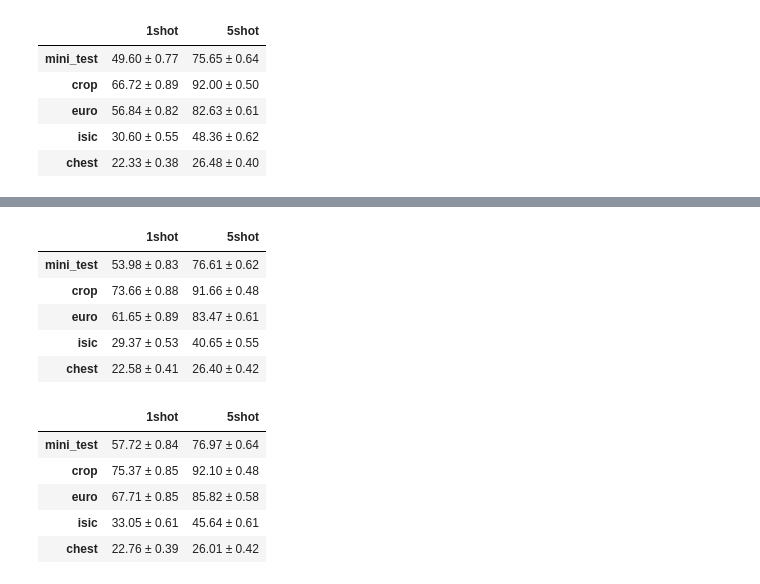
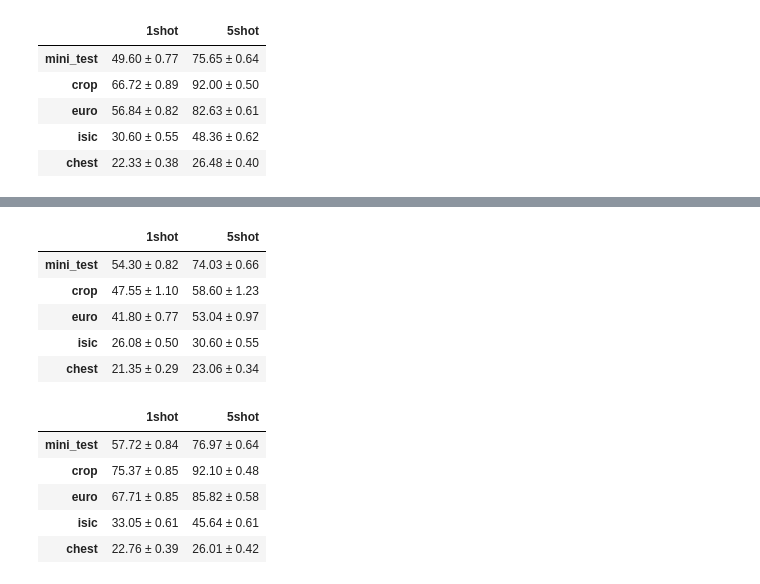
Before and after one commit to kimyuji/Fine-tune-with-Few-Samples, a Jupyter notebook: check_acc.ipynb, the cells around one changed output, grey strips where cells are left out. Cells and saved outputs as stored; diff of their text form; code cells hidden in the pictures.

```diff
--- a/check_acc.ipynb
+++ b/check_acc.ipynb
@@ -61,8 +86,8 @@ CD-FSL/logs/baseline/output/resnet10_simclr_LS_default/isic/05way_005shot_full_d
 result = pd.DataFrame(None, index=datas, columns=['1shot', '5shot'])
 for data in result.index:
     for bs in result.columns:
-        path = "./logs/baseline/output/resnet10_simclr_LS_default/{}/05way_00{}_full_default/augmentation/".format(data, bs)
-        test_acc = pd.read_csv(path+"test_history_randomhorizontalflip.csv", index_col='Unnamed: 0')
+        path = "./logs/baseline/output/resnet10_simclr_LS_default/{}/05way_00{}_head_default/cutmix/".format(data, bs)
+        test_acc = pd.read_csv(path+"test_history.csv", index_col='Unnamed: 0')
         acc = '{:.2f} ± {:.2f}'.format(test_acc.mean()[-1] * 100,
                                          1.96 * test_acc.std()[-1] / np.sqrt(600) * 100)
         result.loc[data][bs] = acc
@@ -94,7 +104,12 @@ display(result)
 # %%
-path = "./logs/baseline/output/resnet10_simclr_LS_default/{}/05way_00{}_full_default/augmentation/".format('euro', '5shot')
-test_acc = pd.read_csv(path+"test_history_randomhorizontalflip.csv", index_col='Unnamed: 0')
-acc = '{:.2f} ± {:.2f}'.format(test_acc.mean()[-1] * 100,
-                                 1.96 * test_acc.std()[-1] / np.sqrt(600) * 100)
-acc
+
+result = pd.DataFrame(None, index=datas, columns=['05shot'])
+for data in result.index:
+    for bs in result.columns:
+        path = "./logs/baseline/output/resnet10_simclr_LS_default/{}/05way_0{}_full_default/mixup/".format(data, bs)
+        test_acc = pd.read_csv(path+"test_history.csv", index_col='Unnamed: 0')
+        acc = '{:.2f} ± {:.2f}'.format(test_acc.mean()[-1] * 100,
+                                         1.96 * test_acc.std()[-1] / np.sqrt(600) * 100)
+        result.loc[data][bs] = acc
+display(result)
 # %% [output]
@@ -172,7 +192,7 @@ bs = 5
 # pretrain
 pretrain = []
 for data in datas:
-    path = "./logs/baseline/output/resnet10_simclr_LS_default/{}/05way_00{}shot_head_default/".format(data, bs)
+    path = "./logs/baseline/output/resnet10_simclr_LS_default/{}/05way_00{}shot_full_default/".format(data, bs)
     test_acc = pd.read_csv(path+"test_history.csv", index_col='Unnamed: 0')
     acc = test_acc.mean()[-1] * 100
     pretrain.append(acc)
@@ -180,16 +200,15 @@ for data in datas:
 # pretrain_flip
 pretrain_flip = []
 for data in datas:
-    path = "./logs/baseline/output/resnet10_simclr_LS_default/{}/05way_00{}shot_head_default/augmentation/".format(data, bs)
-    test_acc = pd.read_csv(path+"test_history_aug_randomhorizontalflip_old.csv", index_col='Unnamed: 0')
+    path = "./logs/baseline/output/resnet10_simclr_LS_default/{}/05way_00{}shot_full_default/augmentation/".format(data, bs)
+    test_acc = pd.read_csv(path+"test_history_old_randomhorizontalflip.csv", index_col='Unnamed: 0')
     acc = test_acc.mean()[-1] * 100
     pretrain_flip.append(acc)
 
 # pretrain_cutmix
 pretrain_cutmix = []
 for data in datas:
-    path = "./logs/baseline/output/resnet10_simclr_LS_default/{}/05way_00{}shot_head_default/cutmix/".format(data, bs)
-
+    path = "./logs/baseline/output/resnet10_simclr_LS_default/{}/05way_00{}shot_full_default/cutmix/".format(data, bs)
     test_acc = pd.read_csv(path+"test_history.csv", index_col='Unnamed: 0')
     acc = test_acc.mean()[-1] * 100
     pretrain_cutmix.append(acc)
@@ -328,0 +353,10 @@ display(result)
+# %%
+result = pd.DataFrame(None, index=datas, columns=['1shot', '5shot'])
+for data in result.index:
+    for bs in result.columns:
+        path = "./logs/baseline/output/resnet10_simclr_LS_default/{}/05way_00{}_head_default/mixup/".format(data, bs)
+        test_acc = pd.read_csv(path+"test_history_check.csv", index_col='Unnamed: 0')
+        acc = '{:.2f} ± {:.2f}'.format(test_acc.mean()[-1] * 100,
+                                         1.96 * test_acc.std()[-1] / np.sqrt(600) * 100)
+        result.loc[data][bs] = acc
+display(result)
@@ -329,20 +370,20 @@ display(result)
 # %%
 result = pd.DataFrame(None, index=datas, columns=['1shot', '5shot'])
 for data in result.index:
     for bs in result.columns:
         path = "./logs/baseline/output/resnet10_simclr_LS_default/{}/05way_00{}_head_default/mixup/".format(data, bs)
-        test_acc = pd.read_csv(path+"test_history_10_90.csv", index_col='Unnamed: 0')
+        test_acc = pd.read_csv(path+"test_history.csv", index_col='Unnamed: 0')
         acc = '{:.2f} ± {:.2f}'.format(test_acc.mean()[-1] * 100,
                                          1.96 * test_acc.std()[-1] / np.sqrt(600) * 100)
         result.loc[data][bs] = acc
 display(result)
 # %% [output]
 |  | 1shot | 5shot |
-| mini_test | 53.98 ± 0.83 | 76.61 ± 0.62 |
-| crop | 73.66 ± 0.88 | 91.66 ± 0.48 |
-| euro | 61.65 ± 0.89 | 83.47 ± 0.61 |
-| isic | 29.37 ± 0.53 | 40.65 ± 0.55 |
-| chest | 22.58 ± 0.41 | 26.40 ± 0.42 |
+| mini_test | 54.30 ± 0.82 | 74.03 ± 0.66 |
+| crop | 47.55 ± 1.10 | 58.60 ± 1.23 |
+| euro | 41.80 ± 0.77 | 53.04 ± 0.97 |
+| isic | 26.08 ± 0.50 | 30.60 ± 0.55 |
+| chest | 21.35 ± 0.29 | 23.06 ± 0.34 |
 # %%
 # 옛날에 이상하게 잘나온거
 result = pd.DataFrame(None, index=datas, columns=['1shot', '5shot'])
```
Also changed, not shown: parts of 16 cells of this notebook, 36 other files.
